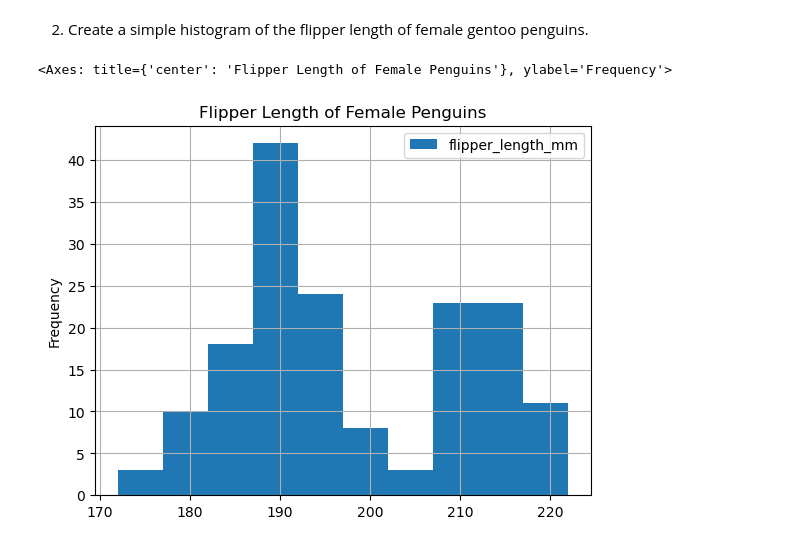
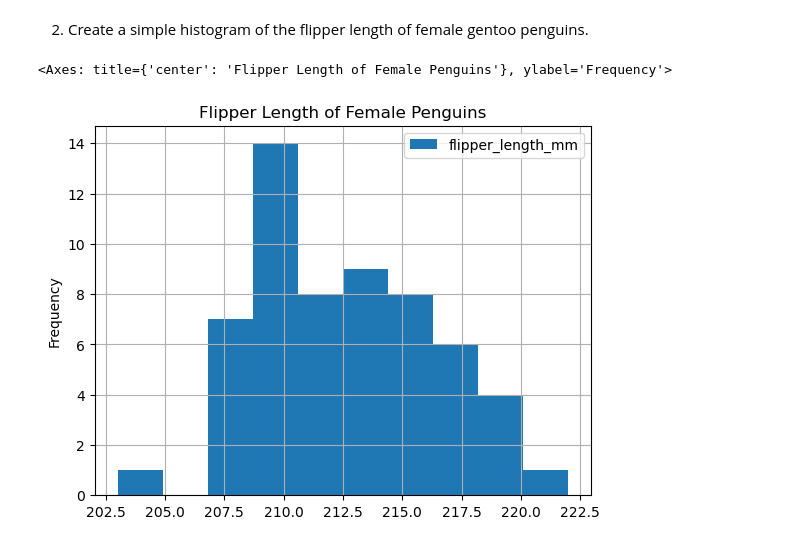
Before and after one commit to kellyloveskelp/eds220-in-class, a Jupyter notebook: week1-basic-plotting.ipynb, the cells around one changed output. Drawn from its saved outputs; the diff is of its cells as text; code cells hidden in the pictures.

```diff
--- a/week1-basic-plotting.ipynb
+++ b/week1-basic-plotting.ipynb
@@ -311,13 +311,13 @@ penguins.loc[:, 'bill_length_mm':'bill_depth_mm'].plot(
 # %% [markdown]
 2. Create a simple histogram of the flipper length of female gentoo penguins.
 # %%
-female = penguins[penguins['sex'] == 'female']
-female[['species', 'flipper_length_mm', 'sex']].plot(
+female_gentoo = penguins[(penguins['sex'] == 'female') & (penguins['species'] == 'Gentoo')]
+female_gentoo[['species', 'flipper_length_mm', 'sex']].plot(
     kind = 'hist',
     title = 'Flipper Length of Female Penguins',
     grid = True
 )
 ## How do I color it by species ??
 # %% [output]
 <Axes: title={'center': 'Flipper Length of Female Penguins'}, ylabel='Frequency'>
-[figure, old version]
+[figure, new version]
```
Also changed, not shown: parts of 2 cells of this notebook, 2 other files.
